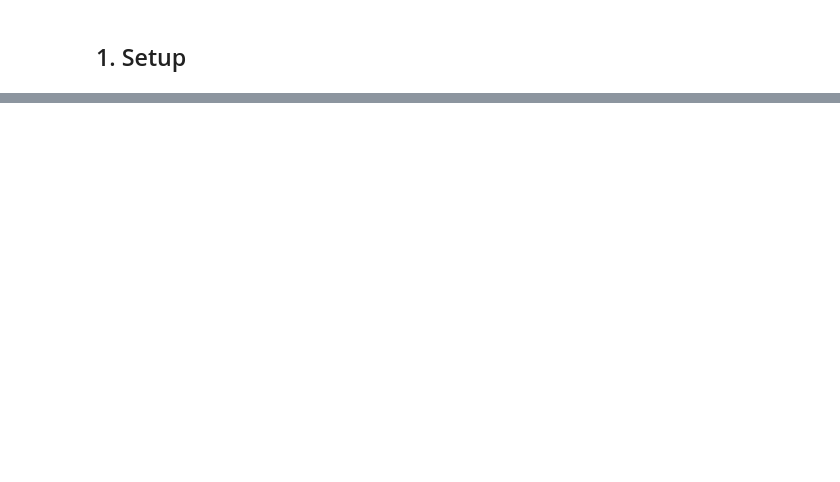
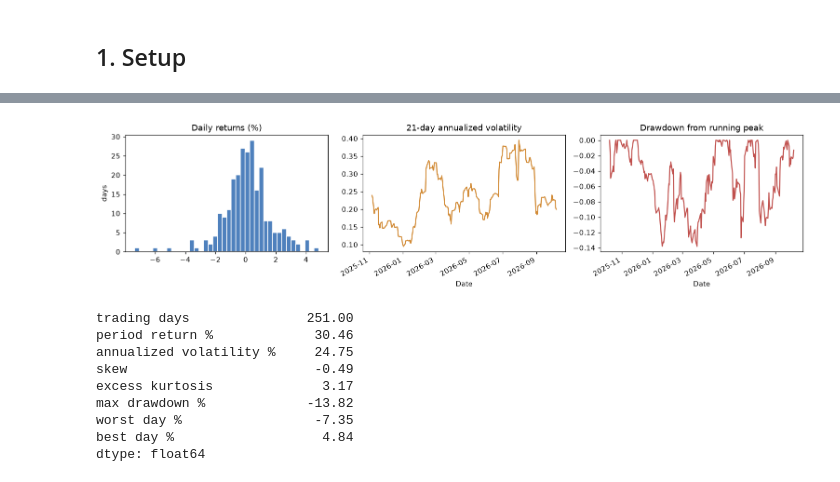
Before and after one commit to psuranUSD/USD-AAI-520-Final-Project-Group-10, a Jupyter notebook: notebooks/01_eda.ipynb, the cells around one changed output, grey strips where cells are left out. Saved outputs shown, nothing was run; the diff lists cells and outputs as text; code cells hidden in the pictures; blank space fills up the shorter version.

```diff
--- a/notebooks/01_eda.ipynb
+++ b/notebooks/01_eda.ipynb
@@ -298,0 +379,41 @@ print(f"- {TICKER}: {len(prices)} trading days; 2y total return {stats['total re
+# %%
+ticker = yf.Ticker("AAPL")
+prices = ticker.history(period="1y", interval="1d", auto_adjust=False)
+returns = prices["Close"].pct_change().dropna()
+
+rolling_vol = returns.rolling(21).std() * np.sqrt(252)
+drawdown = prices["Close"] / prices["Close"].cummax() - 1
+
+fig, axes = plt.subplots(1, 3, figsize=(14, 3.5))
+axes[0].hist(returns * 100, bins=40, color="#4f81bd", edgecolor="white")
+axes[0].set_title("Daily returns (%)"); axes[0].set_ylabel("days")
+rolling_vol.plot(ax=axes[1], color="#d28b36", title="21-day annualized volatility")
+drawdown.plot(ax=axes[2], color="#c0504d", title="Drawdown from running peak")
+plt.tight_layout(); plt.show()
+
+market_stats = pd.Series({
+    "trading days": len(prices),
+    "period return %": (prices['Close'].iloc[-1] / prices['Close'].iloc[0] - 1) * 100,
+    "annualized volatility %": returns.std() * np.sqrt(252) * 100,
+    "skew": returns.skew(),
+    "excess kurtosis": returns.kurt(),
+    "max drawdown %": drawdown.min() * 100,
+    "worst day %": returns.min() * 100,
+    "best day %": returns.max() * 100,
+})
+returns.rename("daily_return").to_frame().assign(
+    rolling_vol_annualized=rolling_vol, drawdown=drawdown
+).to_csv(DATA_PROCESSED / "aapl_1y_return_profile.csv")
+
+market_stats.round(2)
+# %% [output]
+[figure, added]
+trading days               251.00
+period return %             30.46
+annualized volatility %     24.75
+skew                        -0.49
+excess kurtosis              3.17
+max drawdown %             -13.82
+worst day %                 -7.35
+best day %                   4.84
+dtype: float64
```
Also changed, not shown: parts of 34 cells of this notebook, 7 other files.
